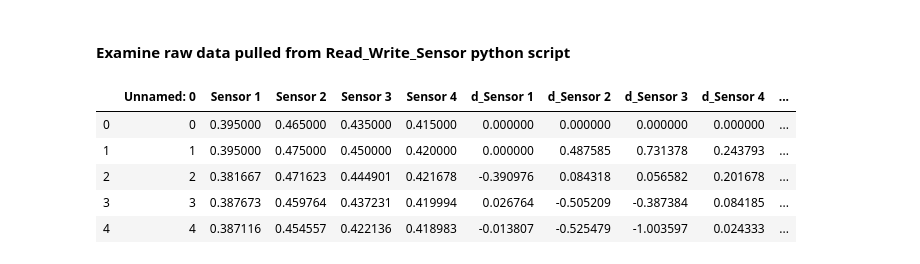
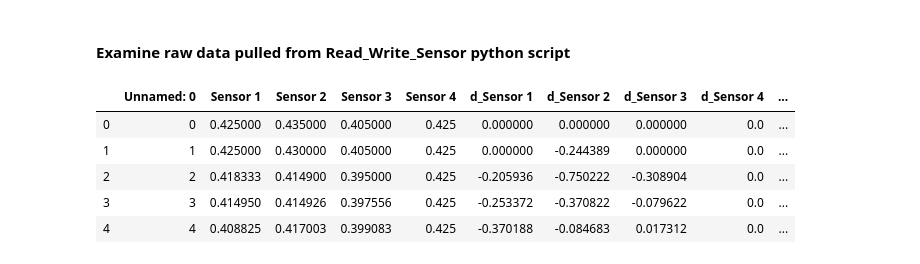
Before and after one commit to msfurr/coral_host, a Jupyter notebook: Jupyter Notebooks/RawDataEDA.ipynb, the cells around one changed output. Cells and saved outputs as stored; diff of their text form; code cells hidden in the pictures.

```diff
--- a/Jupyter Notebooks/RawDataEDA.ipynb
+++ b/Jupyter Notebooks/RawDataEDA.ipynb
@@ -3,19 +3,19 @@
 # %%
 import pandas as pd
 import seaborn as sns
 import numpy as np
 import matplotlib.pyplot as plt
 
-df = pd.read_excel('Data_2.xlsx')
+df = pd.read_excel('Training_2.xlsx')
 
 df.head()
 # %% [output]
 |  | Unnamed: 0 | Sensor 1 | Sensor 2 | Sensor 3 | Sensor 4 | d_Sensor 1 | d_Sensor 2 | d_Sensor 3 | d_Sensor 4 | ... |
-| 0 | 0 | 0.395000 | 0.465000 | 0.435000 | 0.415000 | 0.000000 | 0.000000 | 0.000000 | 0.000000 | ... |
-| 1 | 1 | 0.395000 | 0.475000 | 0.450000 | 0.420000 | 0.000000 | 0.487585 | 0.731378 | 0.243793 | ... |
-| 2 | 2 | 0.381667 | 0.471623 | 0.444901 | 0.421678 | -0.390976 | 0.084318 | 0.056582 | 0.201678 | ... |
-| 3 | 3 | 0.387673 | 0.459764 | 0.437231 | 0.419994 | 0.026764 | -0.505209 | -0.387384 | 0.084185 | ... |
-| 4 | 4 | 0.387116 | 0.454557 | 0.422136 | 0.418983 | -0.013807 | -0.525479 | -1.003597 | 0.024333 | ... |
+| 0 | 0 | 0.425000 | 0.435000 | 0.405000 | 0.425 | 0.000000 | 0.000000 | 0.000000 | 0.0 | ... |
+| 1 | 1 | 0.425000 | 0.430000 | 0.405000 | 0.425 | 0.000000 | -0.244389 | 0.000000 | 0.0 | ... |
+| 2 | 2 | 0.418333 | 0.414900 | 0.395000 | 0.425 | -0.205936 | -0.750222 | -0.308904 | 0.0 | ... |
+| 3 | 3 | 0.414950 | 0.414926 | 0.397556 | 0.425 | -0.253372 | -0.370822 | -0.079622 | 0.0 | ... |
+| 4 | 4 | 0.408825 | 0.417003 | 0.399083 | 0.425 | -0.370188 | -0.084683 | 0.017312 | 0.0 | ... |
 # %%
 fig = plt.figure(figsize = (15, 8))
 plt.subplot(4,1,1)
```
Also changed, not shown: parts of 1 cell of this notebook, 10 other files.
